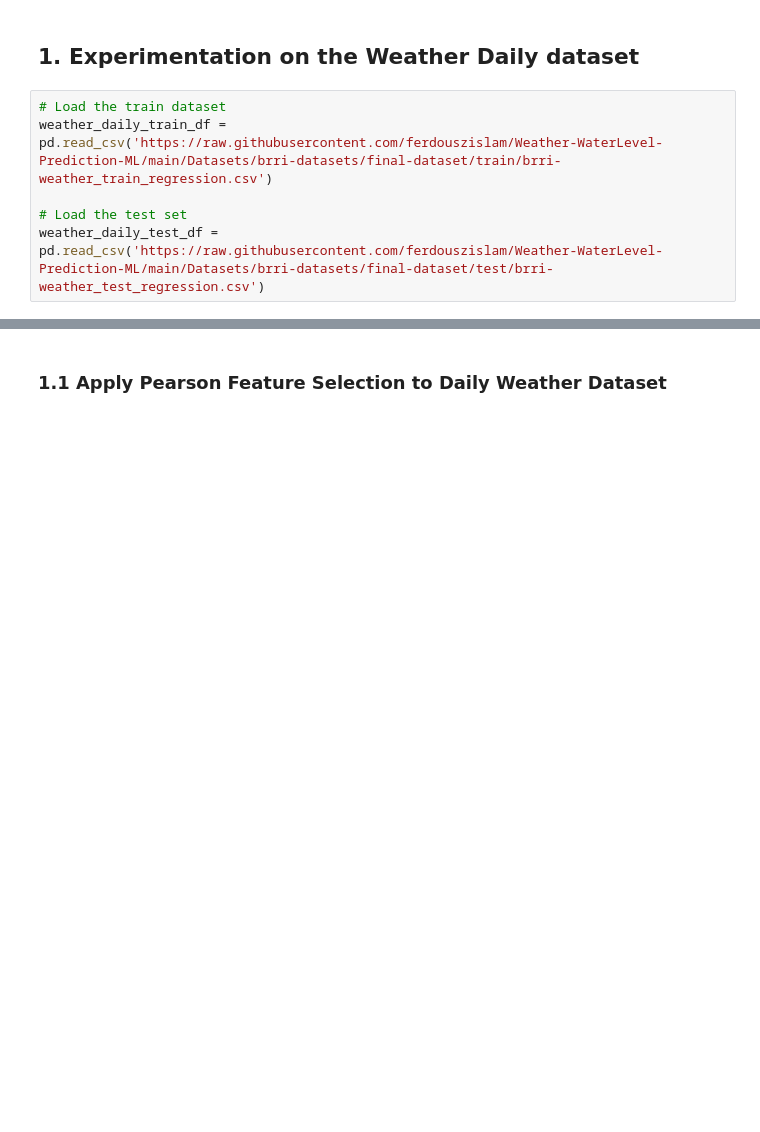
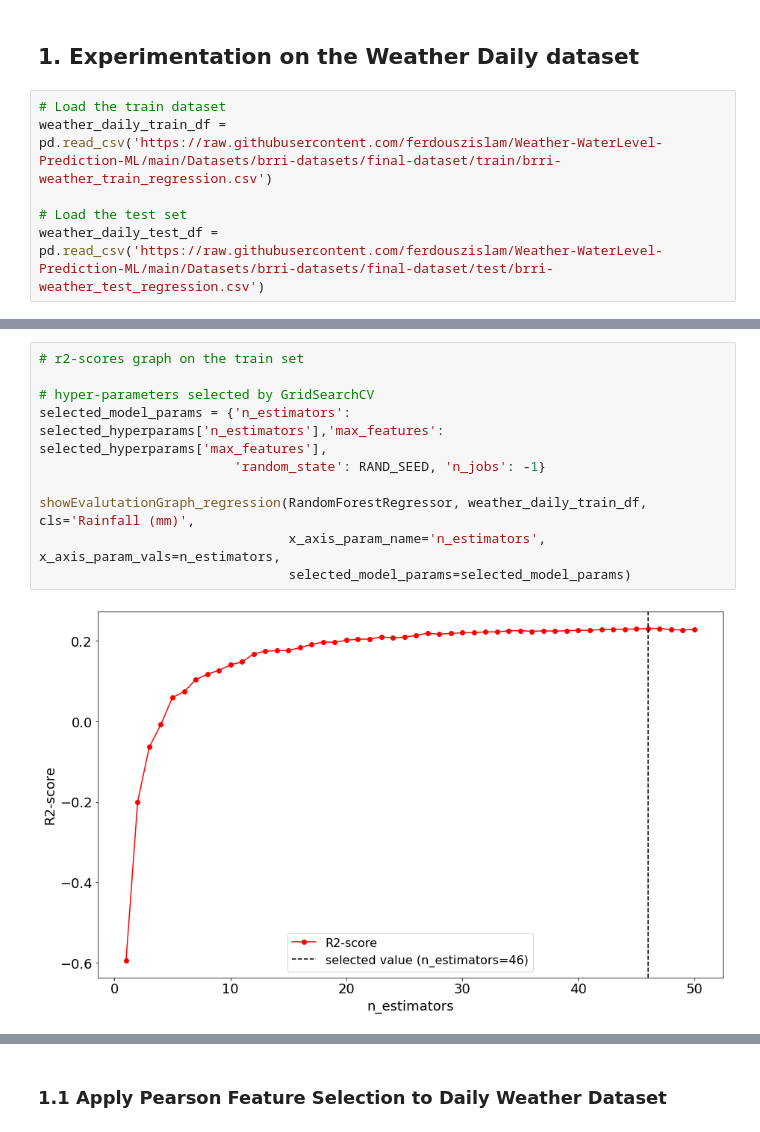
Before and after one commit to RifatIslamOmio/Weather-WaterLevel-Prediction-ML, a Jupyter notebook: Notebooks/brri-dataset/experimentations/randomForest_regression.ipynb, the cells around one changed output, grey strips where cells are left out. Drawn from its saved outputs; the diff is of its cells as text; blank space fills up the shorter version.

Commit message:
random forest ran with r2 graph plot #10

```diff
--- a/Notebooks/brri-dataset/experimentations/randomForest_regression.ipynb
+++ b/Notebooks/brri-dataset/experimentations/randomForest_regression.ipynb
@@ -52,3 +55,15 @@ print(f'Train set performance: r2-score={train_r2}, mae={train_mae}, rmse={train
+# %%
+# r2-scores graph on the train set
+
+# hyper-parameters selected by GridSearchCV
+selected_model_params = {'n_estimators': selected_hyperparams['n_estimators'],'max_features': selected_hyperparams['max_features'],
+                         'random_state': RAND_SEED, 'n_jobs': -1}
+
+showEvalutationGraph_regression(RandomForestRegressor, weather_daily_train_df, cls='Rainfall (mm)',
+                                x_axis_param_name='n_estimators', x_axis_param_vals=n_estimators,
+                                selected_model_params=selected_model_params)
+# %% [output]
+[figure, added]
 # %%
 # test model
 test_r2, test_mae, test_rmse = eval_regression(model, weather_daily_test_df, cls='Rainfall (mm)')
```
Also changed, not shown: parts of 14 cells of this notebook.
